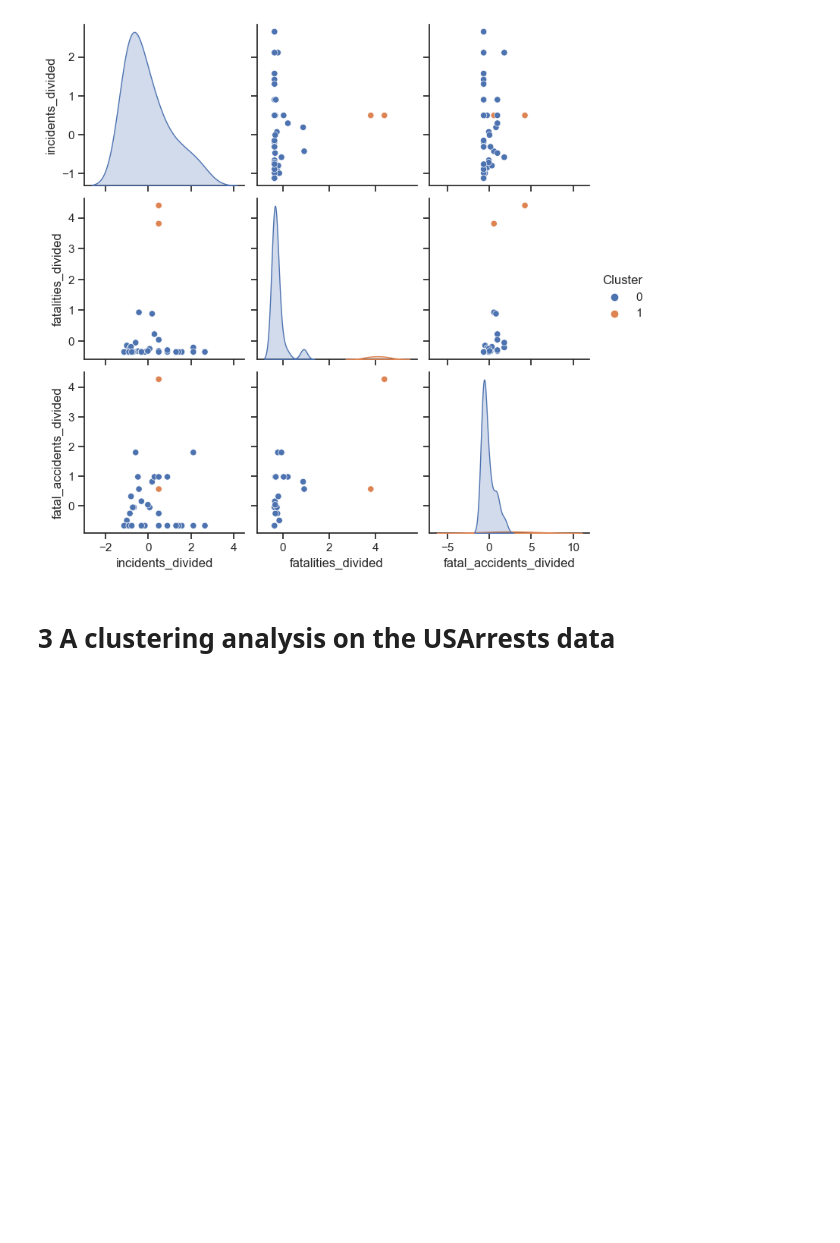
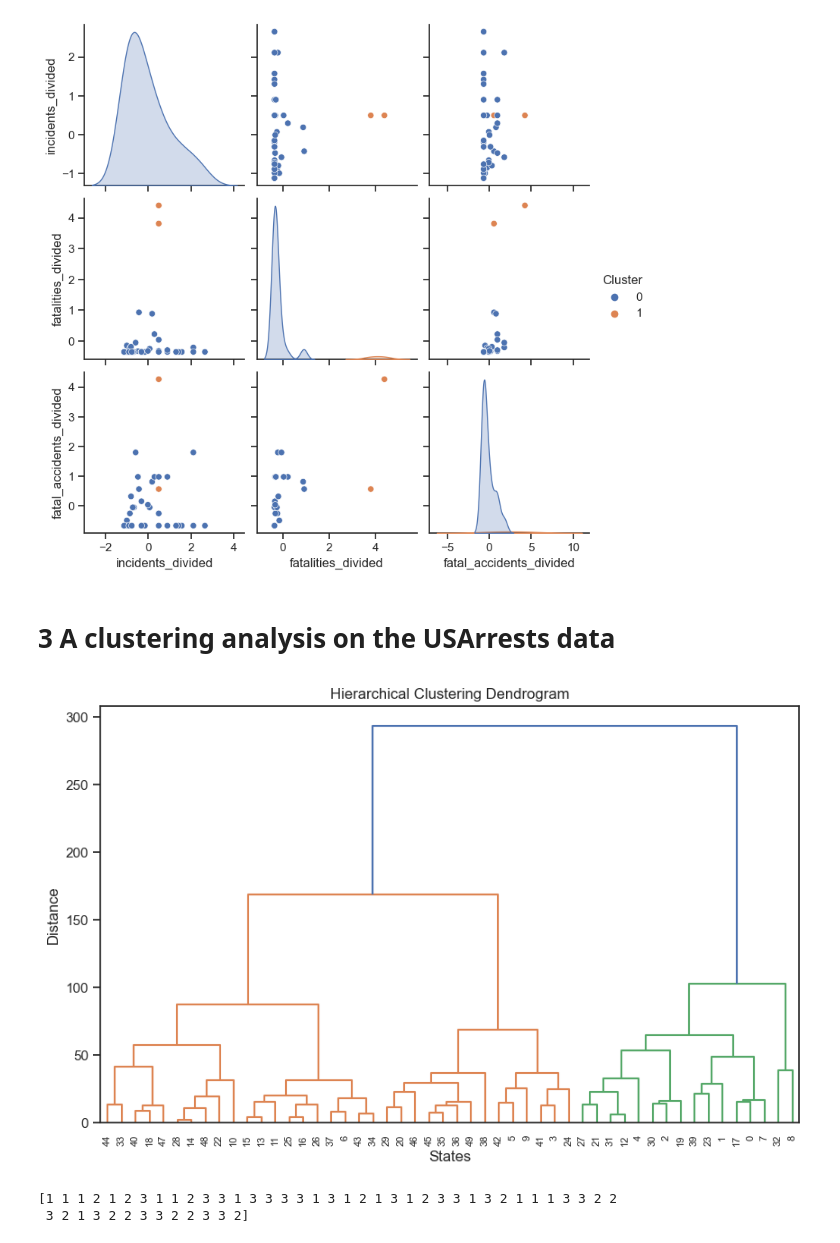
Before and after one commit to Bsubs/CITS5508_Machine_Learning, a Jupyter notebook: assignment3/assignment3.ipynb, the cells around one changed output. Drawn from its saved outputs; the diff is of its cells as text; code cells hidden in the pictures; blank space fills up the shorter version.

```diff
--- a/assignment3/assignment3.ipynb
+++ b/assignment3/assignment3.ipynb
@@ -748,5 +748,3 @@ Cluster Counts:
 1     2
 dtype: int64
 [figure]
-# %% [markdown]
-# 3 A clustering analysis on the USArrests data
@@ -754,0 +751,2 @@ arrests = pd.read_csv('USArrests.csv')
+# %% [markdown]
+# 3 A clustering analysis on the USArrests data
@@ -754,0 +755,22 @@ arrests = pd.read_csv('USArrests.csv')
+# %%
+from scipy.cluster.hierarchy import dendrogram, linkage
+from scipy.cluster.hierarchy import fcluster
+
+X = arrests.iloc[:, 1:].values
+linked = linkage(X, method='complete', metric='euclidean')
+plt.figure(figsize=(10, 6))
+dendrogram(linked, orientation='top', distance_sort='descending', show_leaf_counts=True)
+plt.title('Hierarchical Clustering Dendrogram')
+plt.xlabel('States')
+plt.ylabel('Distance')
+plt.show()
+
+# Cut the dendrogram at height = 200
+clusters = fcluster(linked, 150, criterion='distance')
+
+# Print the cluster labels for each state
+print(clusters)
+# %% [output]
+[figure, added]
+[1 1 1 2 1 2 3 1 1 2 3 3 1 3 3 3 3 1 3 1 2 1 3 1 2 3 3 1 3 2 1 1 1 3 3 2 2
+ 3 2 1 3 2 2 3 3 2 2 3 3 2]
```
Also changed, not shown: parts of 8 cells of this notebook.
